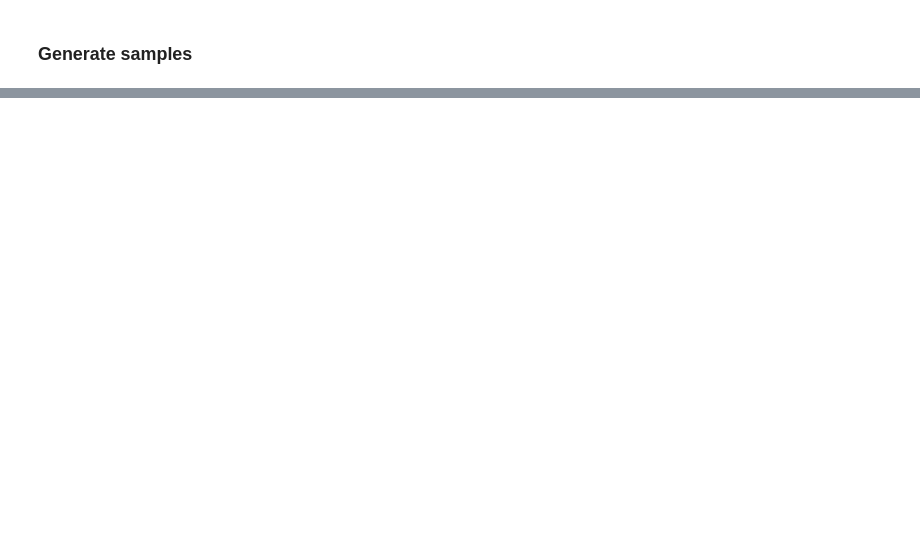
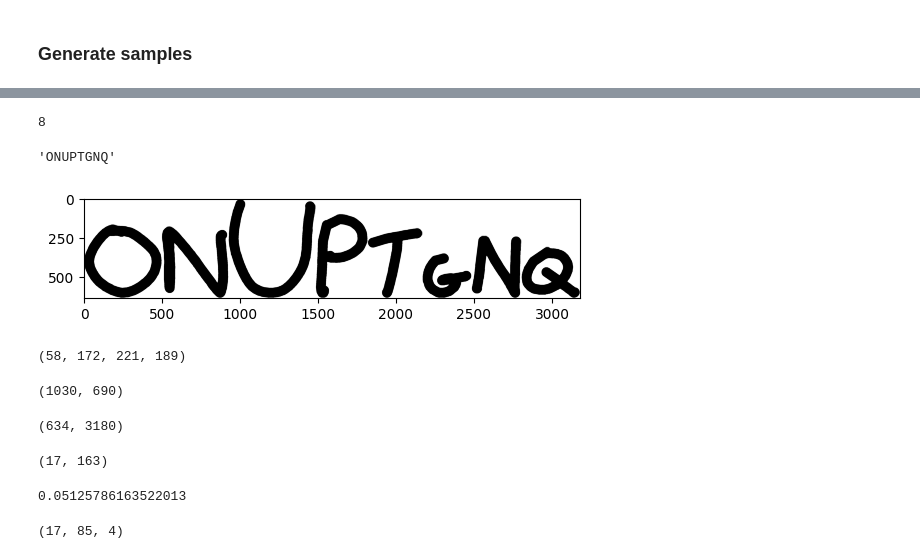
Before and after one commit to angelo-volpe/document-generator-jobs, a Jupyter notebook: notebooks/Generate Samples.ipynb, the cells around one changed output, grey strips where cells are left out. Cells and saved outputs as stored; diff of their text form; code cells hidden in the pictures; blank space fills up the shorter version.

Commit message:
explore sample generation in notebook

```diff
--- a/notebooks/Generate Samples.ipynb
+++ b/notebooks/Generate Samples.ipynb
@@ -138,0 +213,8 @@ error: OpenCV(4.10.0) /Users/xperience/GHA-Actions-OpenCV/_work/opencv-python/op
+# %%
+images_to_concat = []
+
+for character in rand_string:
+    character_image_path = labels[labels["label"] == character].sample(n=1)["image"].iloc[0]
+
+    character_image = cv2.imread(f"../handwritten_dataset_processed/{character_image_path}", flags=cv2.IMREAD_UNCHANGED)
+    images_to_concat.append(character_image)
@@ -138,0 +225,27 @@ error: OpenCV(4.10.0) /Users/xperience/GHA-Actions-OpenCV/_work/opencv-python/op
+# %%
+max_height = max(map(lambda x: x.shape[0], images_to_concat))
+# %%
+images_to_concat_padded = []
+
+# pad images to fit the largest one
+for image in images_to_concat:
+    pad_height = max_height - image.shape[0]
+
+    padded_image = cv2.copyMakeBorder(
+        image,
+        top=pad_height, bottom=0, left=0, right=0,
+        borderType=cv2.BORDER_CONSTANT,
+        value=[0, 0, 0, 0]  # Transparent (RGBA)
+    )
+
+    images_to_concat_padded.append(padded_image)
+# %%
+len(images_to_concat_padded)
+# %% [output]
+8
+# %%
+rand_string_image = cv2.hconcat(images_to_concat_padded)
+# %%
+rand_string
+# %% [output]
+'ONUPTGNQ'
@@ -138,0 +254,5 @@ error: OpenCV(4.10.0) /Users/xperience/GHA-Actions-OpenCV/_work/opencv-python/op
+# %%
+plt.imshow(rand_string_image)
+plt.show()
+# %% [output]
+[figure, added]
@@ -138,0 +264,4 @@ error: OpenCV(4.10.0) /Users/xperience/GHA-Actions-OpenCV/_work/opencv-python/op
+# %%
+start_x, start_y, end_x, end_y
+# %% [output]
+(58, 172, 221, 189)
@@ -138,0 +271,16 @@ error: OpenCV(4.10.0) /Users/xperience/GHA-Actions-OpenCV/_work/opencv-python/op
+# %%
+doc_height, doc_width
+# %% [output]
+(1030, 690)
+# %%
+string_height, string_width
+# %% [output]
+(634, 3180)
+# %%
+box_height, box_width
+# %% [output]
+(17, 163)
+# %%
+scale_w
+# %% [output]
+0.05125786163522013
@@ -138,0 +299,4 @@ error: OpenCV(4.10.0) /Users/xperience/GHA-Actions-OpenCV/_work/opencv-python/op
+# %%
+rand_string_image_scaled.shape
+# %% [output]
+(17, 85, 4)
```
Also changed, not shown: parts of 42 cells of this notebook, 1 other file.
